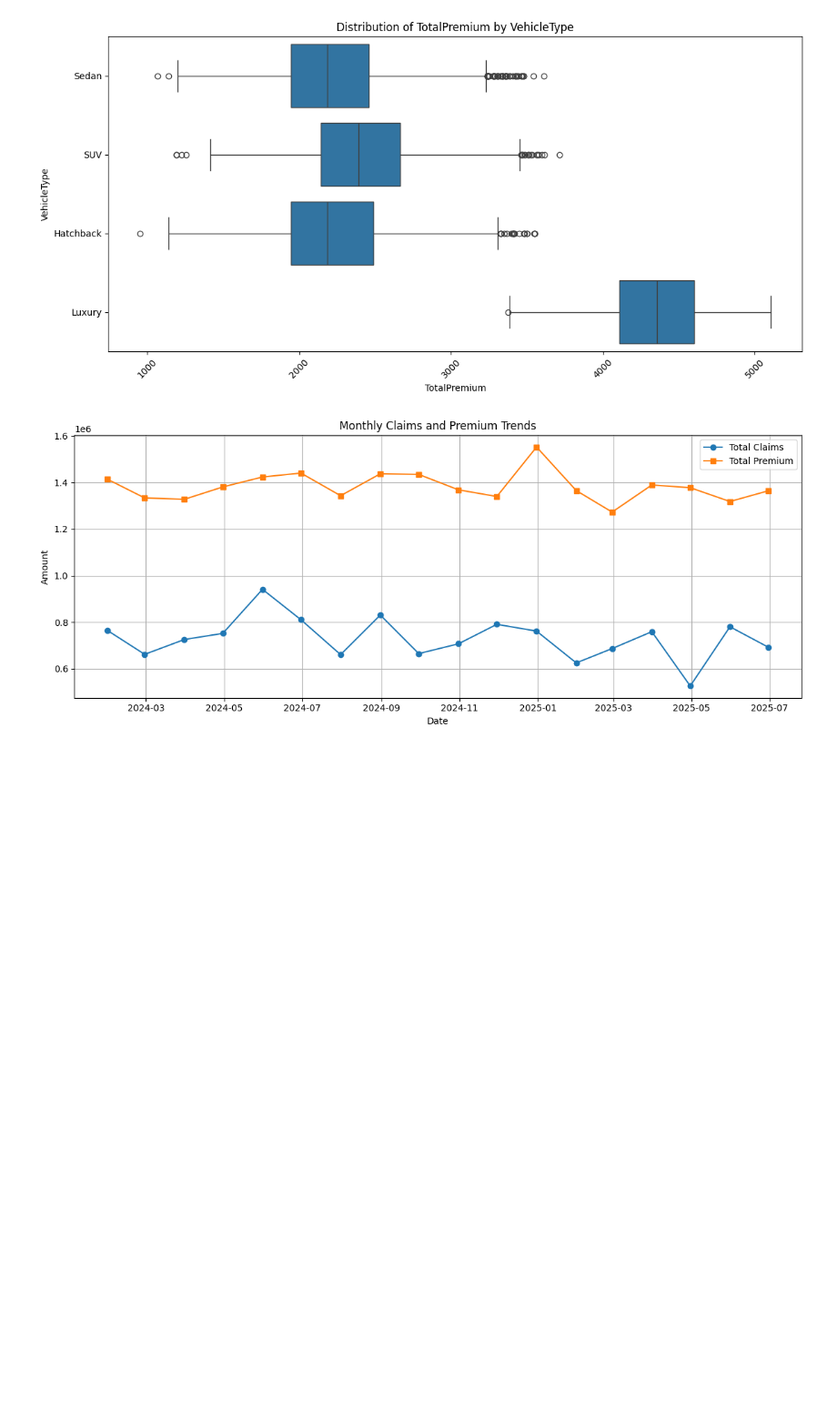
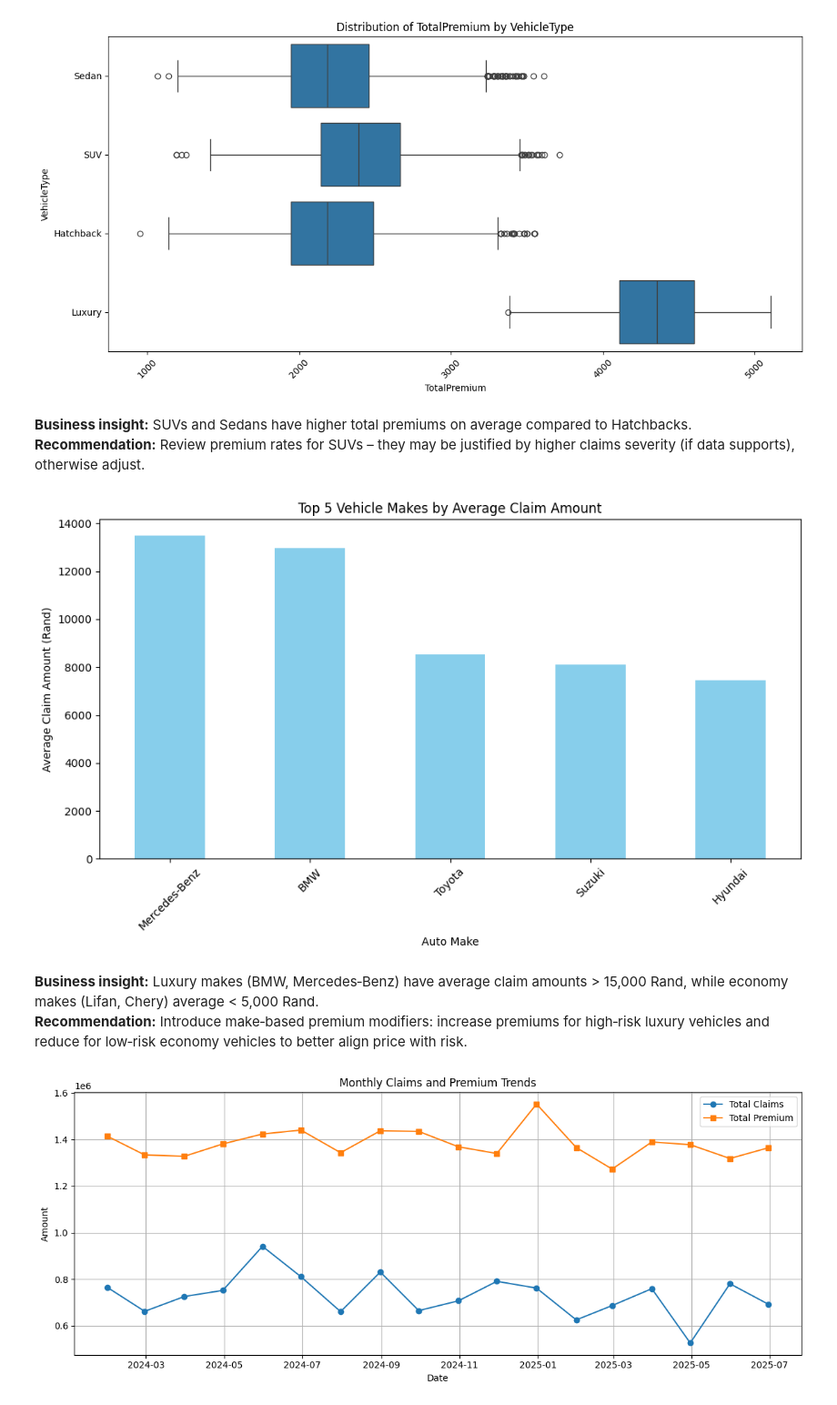
Before and after one commit to Hermella-A/insurance-risk-analytics, a Jupyter notebook: notebooks/01_eda.ipynb, the cells around one changed output. Shown at 91% size. Drawn from its saved outputs; the diff is of its cells as text; code cells hidden in the pictures; blank space fills up the shorter version.

Commit message:
docs: add business insights and recommendations after key visualizations

```diff
--- a/notebooks/01_eda.ipynb
+++ b/notebooks/01_eda.ipynb
@@ -169,6 +182,27 @@ plt.show()
 # %% [output]
 [figure]
 [figure]
+# %% [markdown]
+**Business insight:** SUVs and Sedans have higher total premiums on average compared to Hatchbacks.
+**Recommendation:** Review premium rates for SUVs – they may be justified by higher claims severity (if data supports), otherwise adjust.
+# %%
+# Average claim amount by AutoMake (only policies with claims)
+claims_by_make = df[df['TotalClaims'] > 0].groupby('AutoMake')['TotalClaims'].mean().sort_values(ascending=False)
+top_5_makes = claims_by_make.head(5)
+
+plt.figure(figsize=(10,6))
+top_5_makes.plot(kind='bar', color='skyblue')
+plt.title('Top 5 Vehicle Makes by Average Claim Amount')
+plt.xlabel('Auto Make')
+plt.ylabel('Average Claim Amount (Rand)')
+plt.xticks(rotation=45)
+plt.tight_layout()
+plt.show()
+# %% [output]
+[figure, added]
+# %% [markdown]
+**Business insight:** Luxury makes (BMW, Mercedes‑Benz) have average claim amounts > 15,000 Rand, while economy makes (Lifan, Chery) average < 5,000 Rand.
+**Recommendation:** Introduce make‑based premium modifiers: increase premiums for high‑risk luxury vehicles and reduce for low‑risk economy vehicles to better align price with risk.
 # %%
 # Convert TransactionDate to datetime (if not already)
 df['TransactionDate'] = pd.to_datetime(df['TransactionDate'])
```
Also changed, not shown: parts of 6 cells of this notebook.
